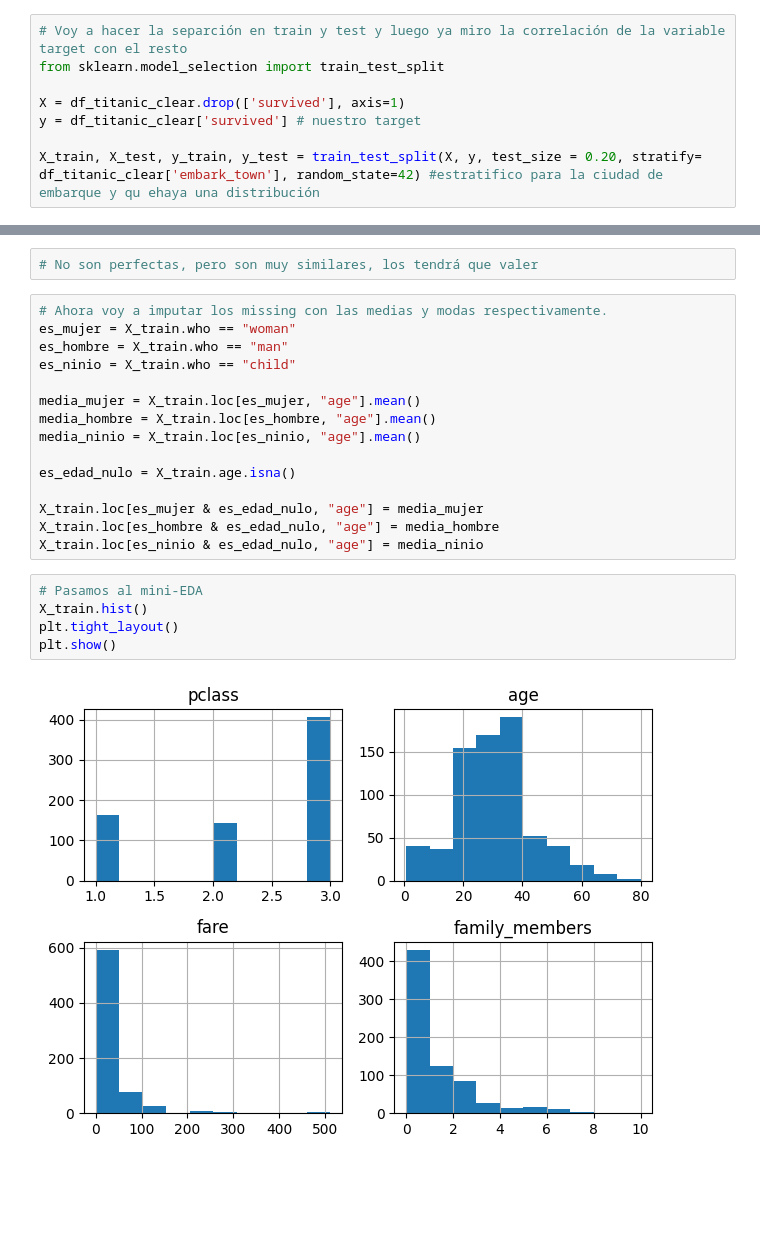
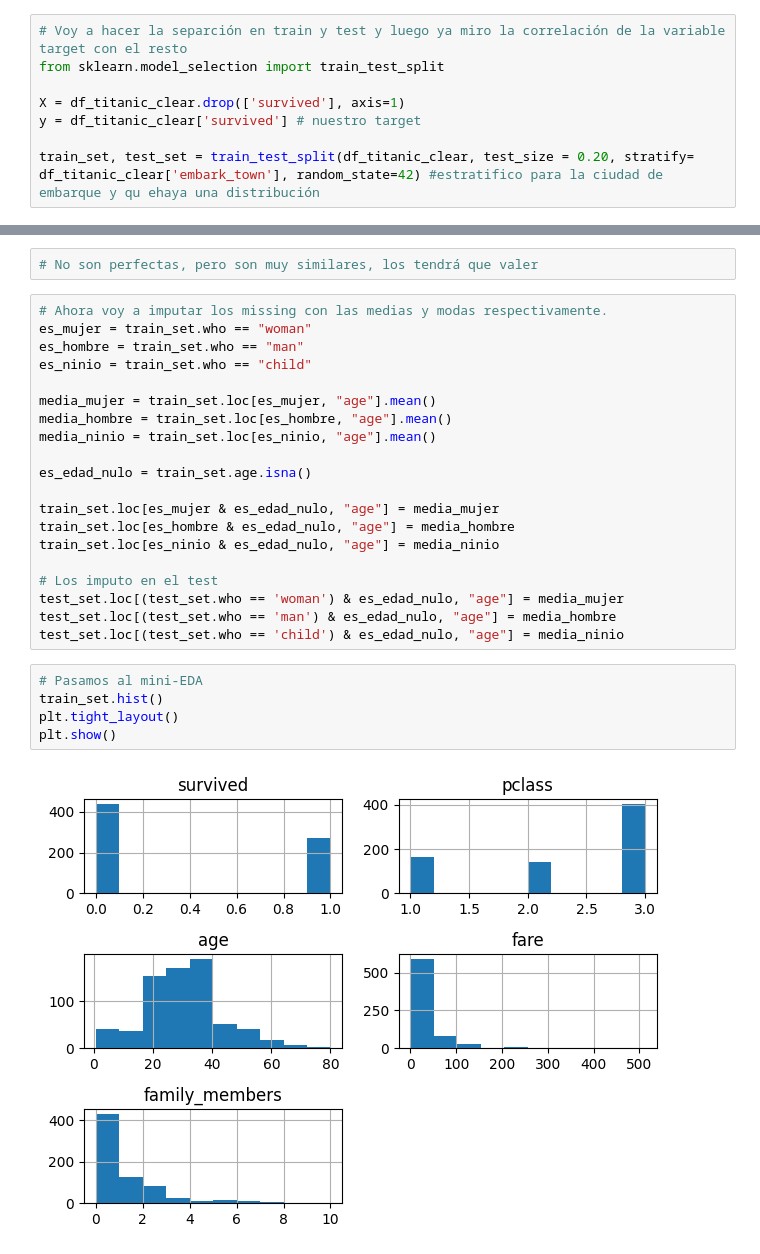
Before and after one commit to Lauragarbre/ONLINE_DS_THEBRIDGE_Curso2025, a Jupyter notebook: Bootcamp_Data_Science_2025/04_Machine_Learning /Sprint 10_ML_Modelos_Supervisados_I_Regresores/Unidad_02_Práctica_Obligatoria/18_Practica_Obligatoria_Clasificacion_y_Regresion_Logistica_hecha.ipynb, the cells around one changed output, grey strips where cells are left out. Cells and saved outputs as stored; diff of their text form; blank space fills up the shorter version.

```diff
--- a/Bootcamp_Data_Science_2025/04_Machine_Learning /Sprint 10_ML_Modelos_Supervisados_I_Regresores/Unidad_02_Práctica_Obligatoria/18_Practica_Obligatoria_Clasificacion_y_Regresion_Logistica_hecha.ipynb
+++ b/Bootcamp_Data_Science_2025/04_Machine_Learning /Sprint 10_ML_Modelos_Supervisados_I_Regresores/Unidad_02_Práctica_Obligatoria/18_Practica_Obligatoria_Clasificacion_y_Regresion_Logistica_hecha.ipynb
@@ -129,6 +129,6 @@ from sklearn.model_selection import train_test_split
 X = df_titanic_clear.drop(['survived'], axis=1)
 y = df_titanic_clear['survived'] # nuestro target
 
-X_train, X_test, y_train, y_test = train_test_split(X, y, test_size = 0.20, stratify= df_titanic_clear['embark_town'], random_state=42) #estratifico para la ciudad de embarque y qu ehaya una distribución
+train_set, test_set = train_test_split(df_titanic_clear, test_size = 0.20, stratify= df_titanic_clear['embark_town'], random_state=42) #estratifico para la ciudad de embarque y qu ehaya una distribución
 # %%
 # compruebo las proporciones en el train
@@ -152,25 +152,30 @@ Name: proportion, dtype: float64
 # No son perfectas, pero son muy similares, los tendrá que valer
 # %%
 # Ahora voy a imputar los missing con las medias y modas respectivamente.
-es_mujer = X_train.who == "woman"
-es_hombre = X_train.who == "man"
-es_ninio = X_train.who == "child"
+es_mujer = train_set.who == "woman"
+es_hombre = train_set.who == "man"
+es_ninio = train_set.who == "child"
 
-media_mujer = X_train.loc[es_mujer, "age"].mean()
-media_hombre = X_train.loc[es_hombre, "age"].mean()
-media_ninio = X_train.loc[es_ninio, "age"].mean()
+media_mujer = train_set.loc[es_mujer, "age"].mean()
+media_hombre = train_set.loc[es_hombre, "age"].mean()
+media_ninio = train_set.loc[es_ninio, "age"].mean()
 
-es_edad_nulo = X_train.age.isna()
+es_edad_nulo = train_set.age.isna()
 
-X_train.loc[es_mujer & es_edad_nulo, "age"] = media_mujer
-X_train.loc[es_hombre & es_edad_nulo, "age"] = media_hombre
-X_train.loc[es_ninio & es_edad_nulo, "age"] = media_ninio
+train_set.loc[es_mujer & es_edad_nulo, "age"] = media_mujer
+train_set.loc[es_hombre & es_edad_nulo, "age"] = media_hombre
+train_set.loc[es_ninio & es_edad_nulo, "age"] = media_ninio
+
+# Los imputo en el test
+test_set.loc[(test_set.who == 'woman') & es_edad_nulo, "age"] = media_mujer
+test_set.loc[(test_set.who == 'man') & es_edad_nulo, "age"] = media_hombre
+test_set.loc[(test_set.who == 'child') & es_edad_nulo, "age"] = media_ninio
 # %%
 # Pasamos al mini-EDA
-X_train.hist()
+train_set.hist()
 plt.tight_layout()
 plt.show()
 # %% [output]
-[figure, old version]
+[figure, new version]
 # %%
 # De las variables numéricas pordemos ver están en unidades diversas y que ademas no tienen distribuciones normales por lo que habrá que transformarlas, pero antes voy a hacer un gráfico en el que ver cada variable con la target
```
Also changed, not shown: parts of 16 cells of this notebook.
